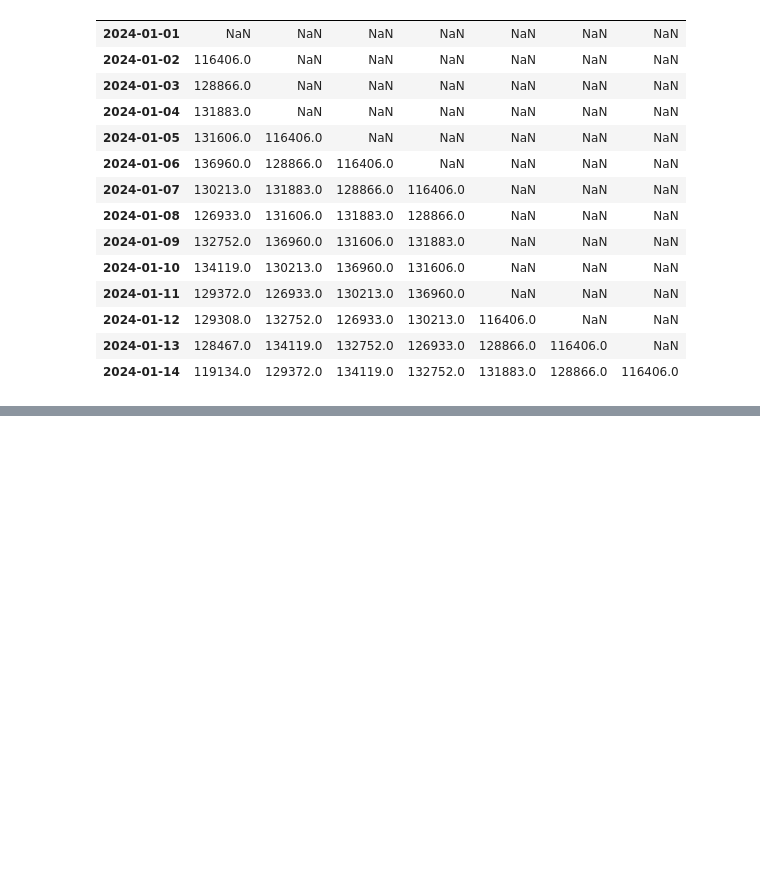
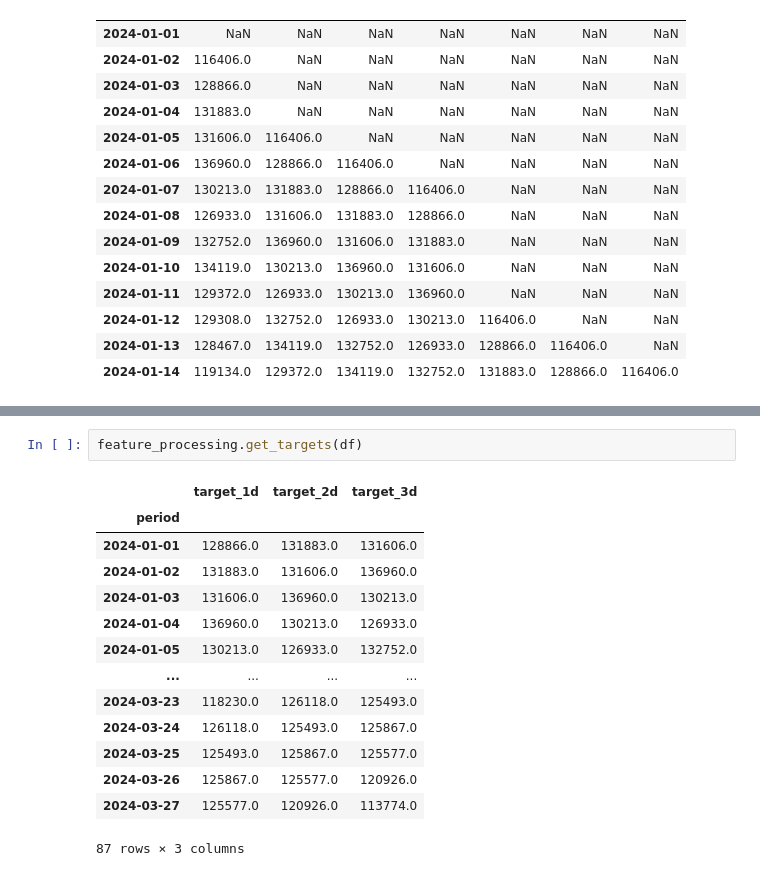
Before and after one commit to SyedSalman007/real-time-data-forecasting-with-ai-and-python-4565024, a Jupyter notebook: batch/features_calculation.ipynb, the cells around one changed output, grey strips where cells are left out. Drawn from its saved outputs; the diff is of its cells as text; blank space fills up the shorter version.

```diff
--- a/batch/features_calculation.ipynb
+++ b/batch/features_calculation.ipynb
@@ -130,0 +196,17 @@ batch_df.head(15)
+# %%
+feature_processing.get_targets(df)
+# %% [output]
+|  | target_1d | target_2d | target_3d |
+| period |  |  |  |
+| 2024-01-01 | 128866.0 | 131883.0 | 131606.0 |
+| 2024-01-02 | 131883.0 | 131606.0 | 136960.0 |
+| 2024-01-03 | 131606.0 | 136960.0 | 130213.0 |
+| 2024-01-04 | 136960.0 | 130213.0 | 126933.0 |
+| 2024-01-05 | 130213.0 | 126933.0 | 132752.0 |
+| ... | ... | ... | ... |
+| 2024-03-23 | 118230.0 | 126118.0 | 125493.0 |
+| 2024-03-24 | 126118.0 | 125493.0 | 125867.0 |
+| 2024-03-25 | 125493.0 | 125867.0 | 125577.0 |
+| 2024-03-26 | 125867.0 | 125577.0 | 120926.0 |
+| 2024-03-27 | 125577.0 | 120926.0 | 113774.0 |
+87 rows × 3 columns
```
Also changed, not shown: parts of 5 cells of this notebook, 1 other file.
